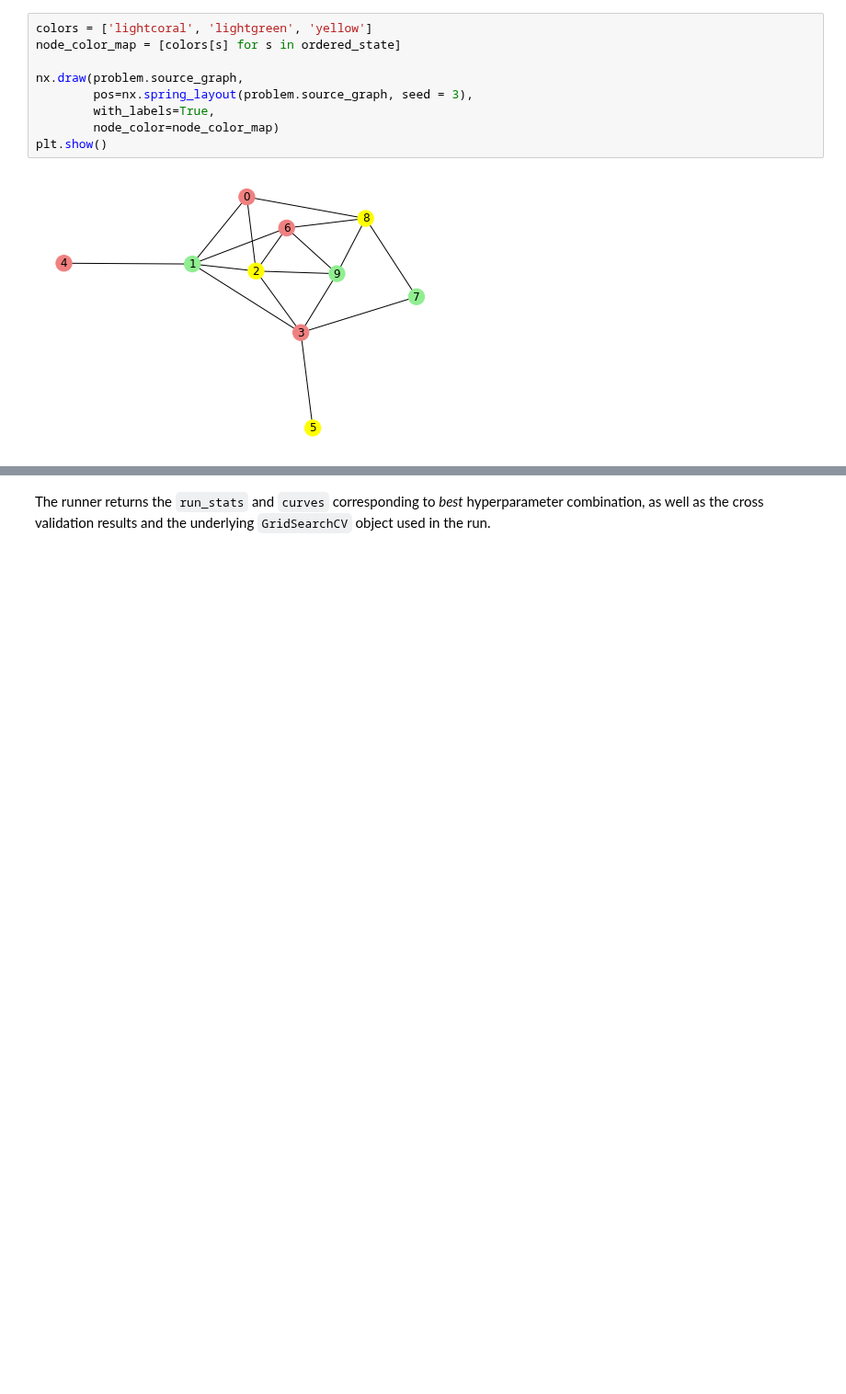
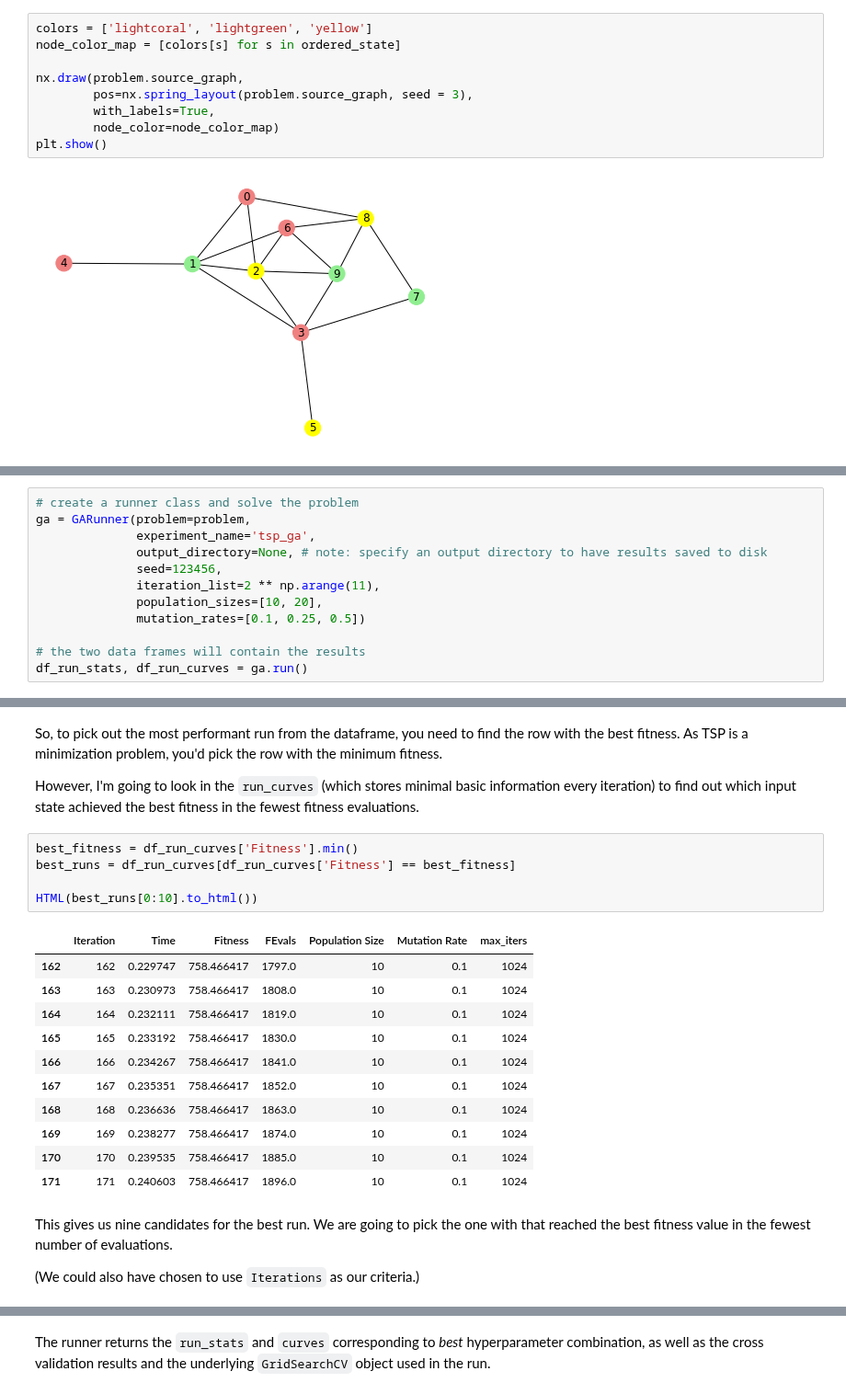
Before and after one commit to zerolinux5/mlrose-ky, a Jupyter notebook: problem_examples.ipynb, the cells around one changed output, grey strips where cells are left out. Shown at 92% size. Cells and saved outputs as stored; diff of their text form; blank space fills up the shorter version.

```diff
--- a/problem_examples.ipynb
+++ b/problem_examples.ipynb
@@ -355,0 +377,12 @@ plt.show()
+# %%
+# create a runner class and solve the problem
+ga = GARunner(problem=problem,
+              experiment_name='tsp_ga',
+              output_directory=None, # note: specify an output directory to have results saved to disk
+              seed=123456,
+              iteration_list=2 ** np.arange(11),
+              population_sizes=[10, 20],
+              mutation_rates=[0.1, 0.25, 0.5])
+
+# the two data frames will contain the results
+df_run_stats, df_run_curves = ga.run()
@@ -355,0 +419,28 @@ plt.show()
+# %% [markdown]
+So, to pick out the most performant run from the dataframe, you need to find the row with the best fitness.
+As TSP is a minimization problem, you'd pick the row with the minimum fitness.
+
+However, I'm going to look in the `run_curves` (which stores minimal basic information every iteration) to
+find out which input state achieved the best fitness in the fewest fitness evaluations.
+# %%
+best_fitness = df_run_curves['Fitness'].min()
+best_runs = df_run_curves[df_run_curves['Fitness'] == best_fitness]
+
+HTML(best_runs[0:10].to_html())
+# %% [output]
+|  | Iteration | Time | Fitness | FEvals | Population Size | Mutation Rate | max_iters |
+| 162 | 162 | 0.229747 | 758.466417 | 1797.0 | 10 | 0.1 | 1024 |
+| 163 | 163 | 0.230973 | 758.466417 | 1808.0 | 10 | 0.1 | 1024 |
+| 164 | 164 | 0.232111 | 758.466417 | 1819.0 | 10 | 0.1 | 1024 |
+| 165 | 165 | 0.233192 | 758.466417 | 1830.0 | 10 | 0.1 | 1024 |
+| 166 | 166 | 0.234267 | 758.466417 | 1841.0 | 10 | 0.1 | 1024 |
+| 167 | 167 | 0.235351 | 758.466417 | 1852.0 | 10 | 0.1 | 1024 |
+| 168 | 168 | 0.236636 | 758.466417 | 1863.0 | 10 | 0.1 | 1024 |
+| 169 | 169 | 0.238277 | 758.466417 | 1874.0 | 10 | 0.1 | 1024 |
+| 170 | 170 | 0.239535 | 758.466417 | 1885.0 | 10 | 0.1 | 1024 |
+| 171 | 171 | 0.240603 | 758.466417 | 1896.0 | 10 | 0.1 | 1024 |
+# %% [markdown]
+This gives us nine candidates for the best run. We are going to pick the one with
+that reached the best fitness value in the fewest number of evaluations.
+
+(We could also have chosen to use `Iterations` as our criteria.)
```
Also changed, not shown: parts of 36 cells of this notebook, 2 other files.
